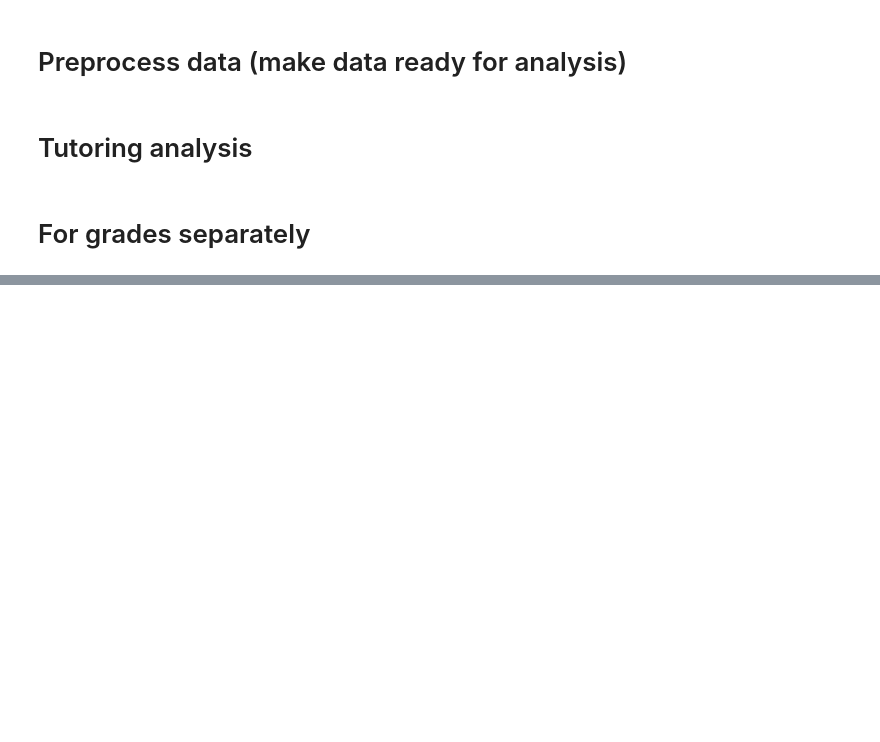
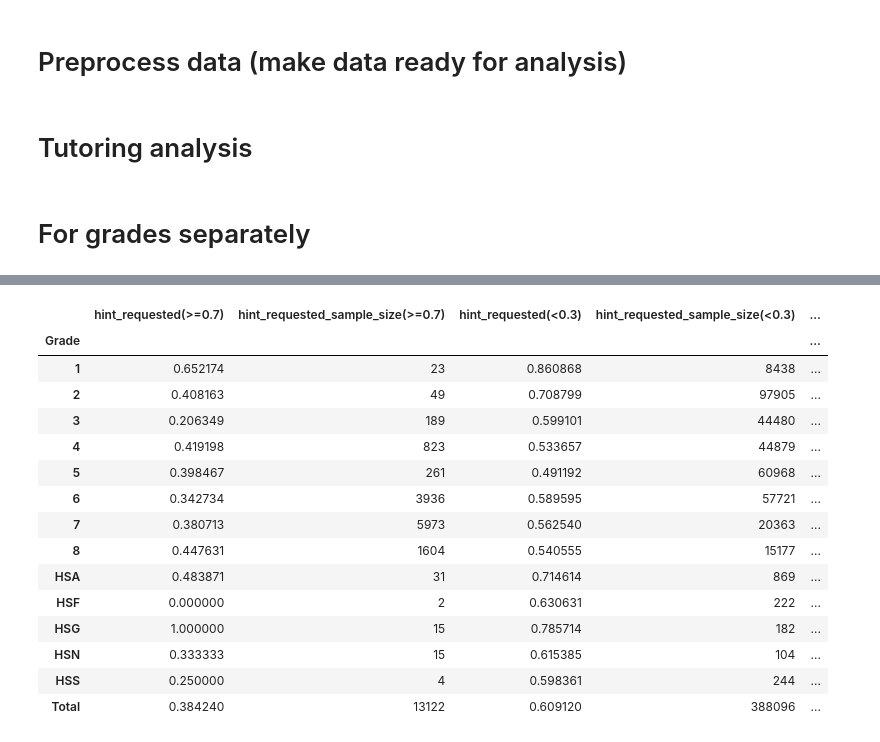
Before and after one commit to DSAatUSU/EDMCup2023, a Jupyter notebook: Tutoring_analysis.ipynb, the cells around one changed output, grey strips where cells are left out. Cells and saved outputs as stored; diff of their text form; code cells hidden in the pictures; blank space fills up the shorter version.

```diff
--- a/Tutoring_analysis.ipynb
+++ b/Tutoring_analysis.ipynb
@@ -153,0 +175,19 @@ dfs_70_30 = calculate_metric_dfs(upper_limit, lower_limit)
+# %%
+calculate_metric_dfs(upper_limit, lower_limit)['hint_requested']
+# %% [output]
+|  | hint_requested(>=0.7) | hint_requested_sample_size(>=0.7) | hint_requested(<0.3) | hint_requested_sample_size(<0.3) | ... |
+| Grade |  |  |  |  | ... |
+| 1 | 0.652174 | 23 | 0.860868 | 8438 | ... |
+| 2 | 0.408163 | 49 | 0.708799 | 97905 | ... |
+| 3 | 0.206349 | 189 | 0.599101 | 44480 | ... |
+| 4 | 0.419198 | 823 | 0.533657 | 44879 | ... |
+| 5 | 0.398467 | 261 | 0.491192 | 60968 | ... |
+| 6 | 0.342734 | 3936 | 0.589595 | 57721 | ... |
+| 7 | 0.380713 | 5973 | 0.562540 | 20363 | ... |
+| 8 | 0.447631 | 1604 | 0.540555 | 15177 | ... |
+| HSA | 0.483871 | 31 | 0.714614 | 869 | ... |
+| HSF | 0.000000 | 2 | 0.630631 | 222 | ... |
+| HSG | 1.000000 | 15 | 0.785714 | 182 | ... |
+| HSN | 0.333333 | 15 | 0.615385 | 104 | ... |
+| HSS | 0.250000 | 4 | 0.598361 | 244 | ... |
+| Total | 0.384240 | 13122 | 0.609120 | 388096 | ... |
```
Also changed, not shown: parts of 4 cells of this notebook.
